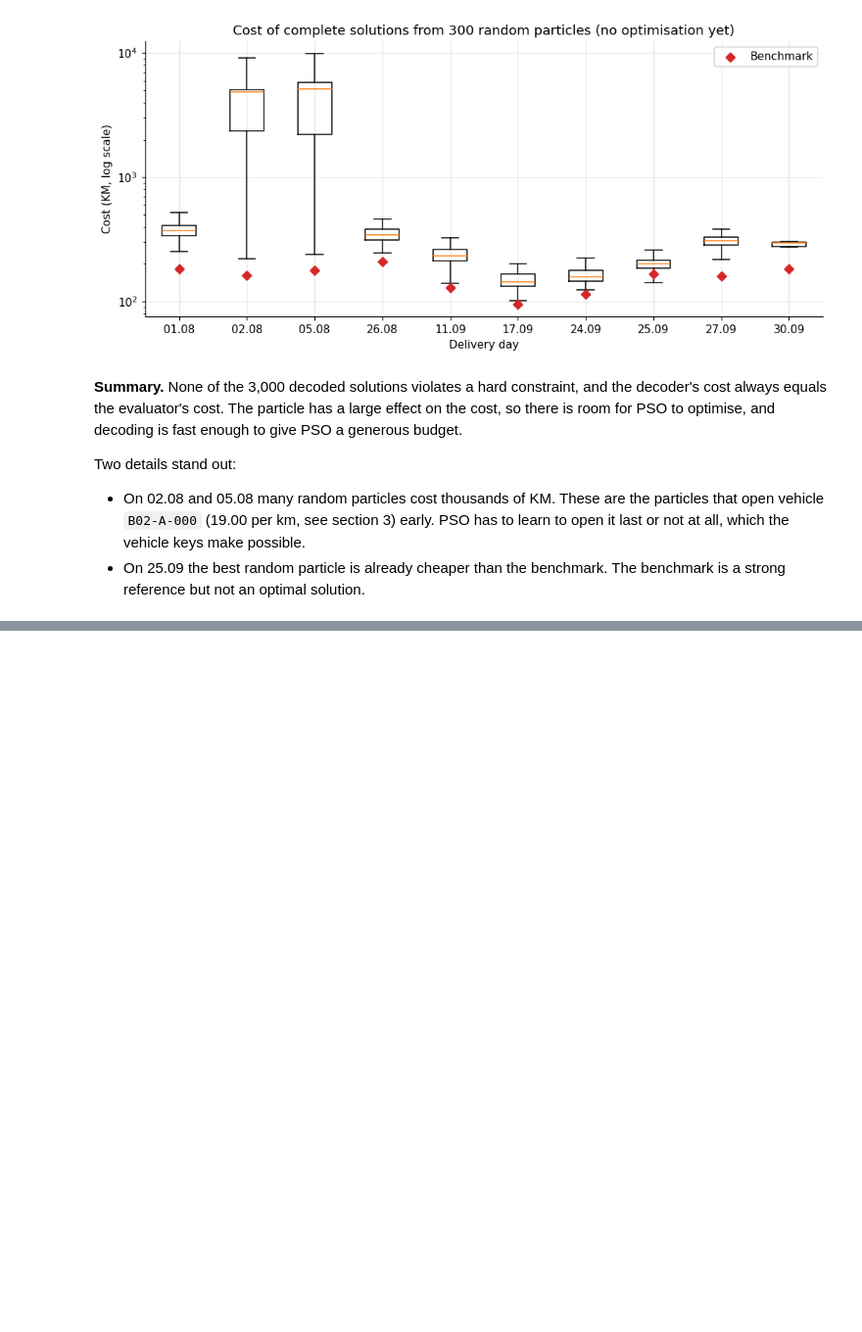
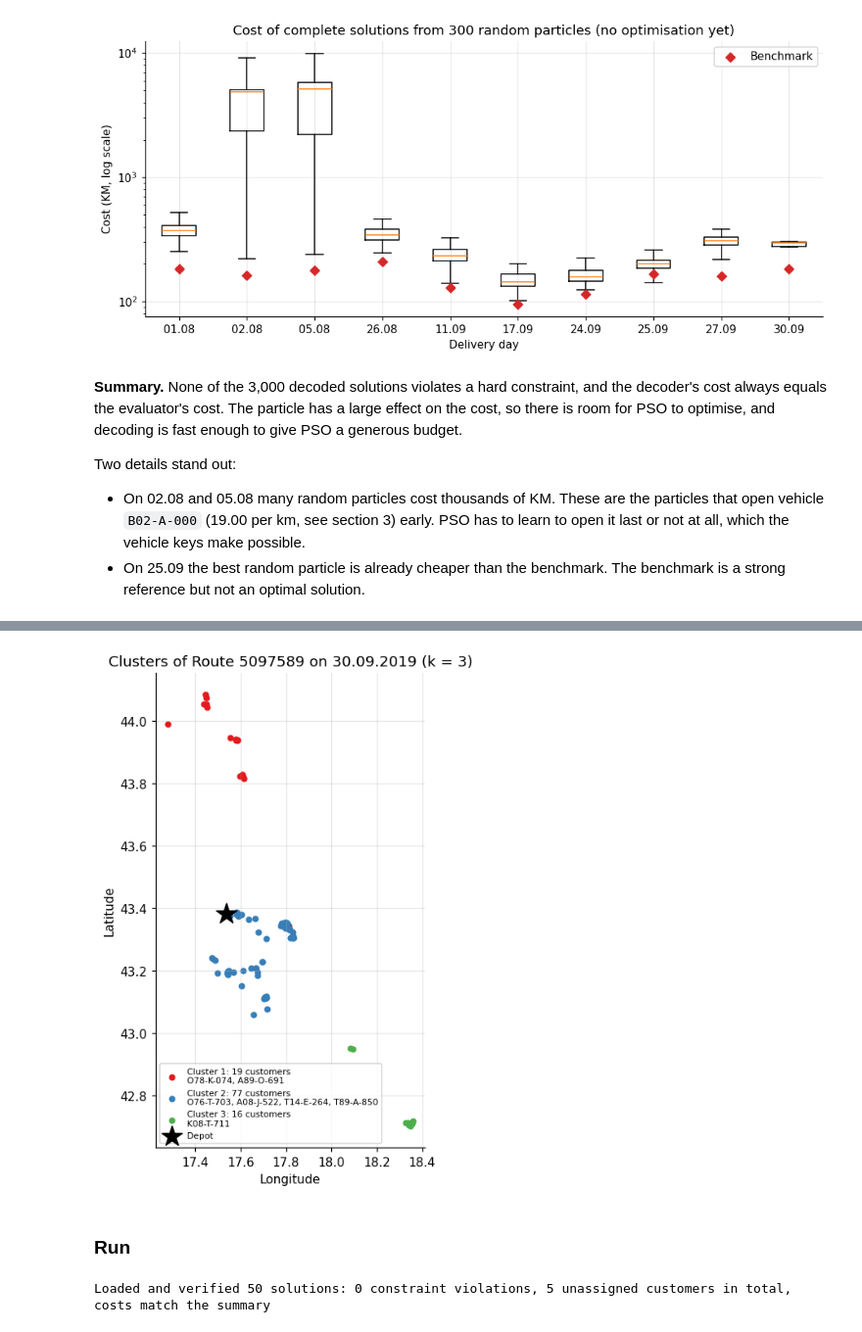
Before and after one commit to Anjar425/vrp-pso-clustering, a Jupyter notebook: notebooks/VRP.ipynb, the cells around one changed output, grey strips where cells are left out. Shown at 98% size. Saved outputs shown, nothing was run; the diff lists cells and outputs as text; code cells hidden in the pictures; blank space fills up the shorter version.

Commit message:
feat: add Method 2 with per-day clustering, vehicle reserve, repair step and k sensitivity analysis

```diff
--- a/notebooks/VRP.ipynb
+++ b/notebooks/VRP.ipynb
@@ -2024,0 +2143,17 @@ plt.show()
+# %%
+CLUSTERINGS = {rid: choose_clustering(INSTANCES[rid]) for rid in ROUTE_IDS}
+
+rows = []
+for rid, cl in CLUSTERINGS.items():
+    inst = INSTANCES[rid]
+    k = cl["k"]
+    rows.append({
+        "route": ROUTE_LABEL[rid],
+        "k": k,
+        "silhouette": cl["silhouette"],
+        "customers_per_cluster": np.bincount(cl["labels"], minlength=k).tolist(),
+        "vehicles_per_cluster": np.bincount(cl["owner"][cl["owner"] >= 0], minlength=k).tolist(),
+        "reserve_vehicles": int((cl["owner"] < 0).sum()),
+        "moved_for_sdvrp": cl["moved"],
+    })
+pd.DataFrame(rows).round(3)
@@ -2024,0 +2172,20 @@ plt.show()
+# %%
+EXAMPLE_DAY = 5097589
+inst, cl = INSTANCES[EXAMPLE_DAY], CLUSTERINGS[EXAMPLE_DAY]
+fig, ax = plt.subplots(figsize=(6.5, 7))
+colors = plt.get_cmap("Set1")
+for c in range(cl["k"]):
+    nodes = np.where(cl["labels"] == c)[0] + 1
+    vehicles = ", ".join(inst.vehicle_codes[cl["owner"] == c])
+    ax.scatter(inst.coords[nodes, 1], inst.coords[nodes, 0], s=18, color=colors(c),
+               label=f"Cluster {c + 1}: {len(nodes)} customers\n{vehicles}")
+ax.scatter(inst.coords[0, 1], inst.coords[0, 0], marker="*", s=300, color="black", zorder=5, label="Depot")
+ax.set_aspect(1 / np.cos(np.radians(inst.coords[0, 0])))
+ax.set_xlabel("Longitude")
+ax.set_ylabel("Latitude")
+ax.set_title(f"Clusters of {FIGURE_LABEL[EXAMPLE_DAY]} (k = {cl['k']})")
+ax.legend(fontsize=7, loc="lower left")
+save_figure(fig, "method2_clusters_example")
+plt.show()
+# %% [output]
+[figure, added]
@@ -2024,0 +2240,16 @@ plt.show()
+# %% [markdown]
+### Run
+# %%
+if RUN_EXPERIMENTS or not results_exist("method2"):
+    t0 = time.perf_counter()
+    run_experiment("method2", method2)
+    print(f"Method 2 finished in {time.perf_counter() - t0:.0f} s")
+
+m2 = load_results("method2")
+m2_verify = verify_saved(m2)
+assert m2_verify["violations"].sum() == 0
+assert m2_verify["cost_matches"].all()
+print(f"Loaded and verified {len(m2_verify)} solutions: 0 constraint violations, "
+      f"{m2_verify['unassigned'].sum()} unassigned customers in total, costs match the summary")
+# %% [output]
+Loaded and verified 50 solutions: 0 constraint violations, 5 unassigned customers in total, costs match the summary
```
Also changed, not shown: parts of 65 cells of this notebook, 7 other files.
